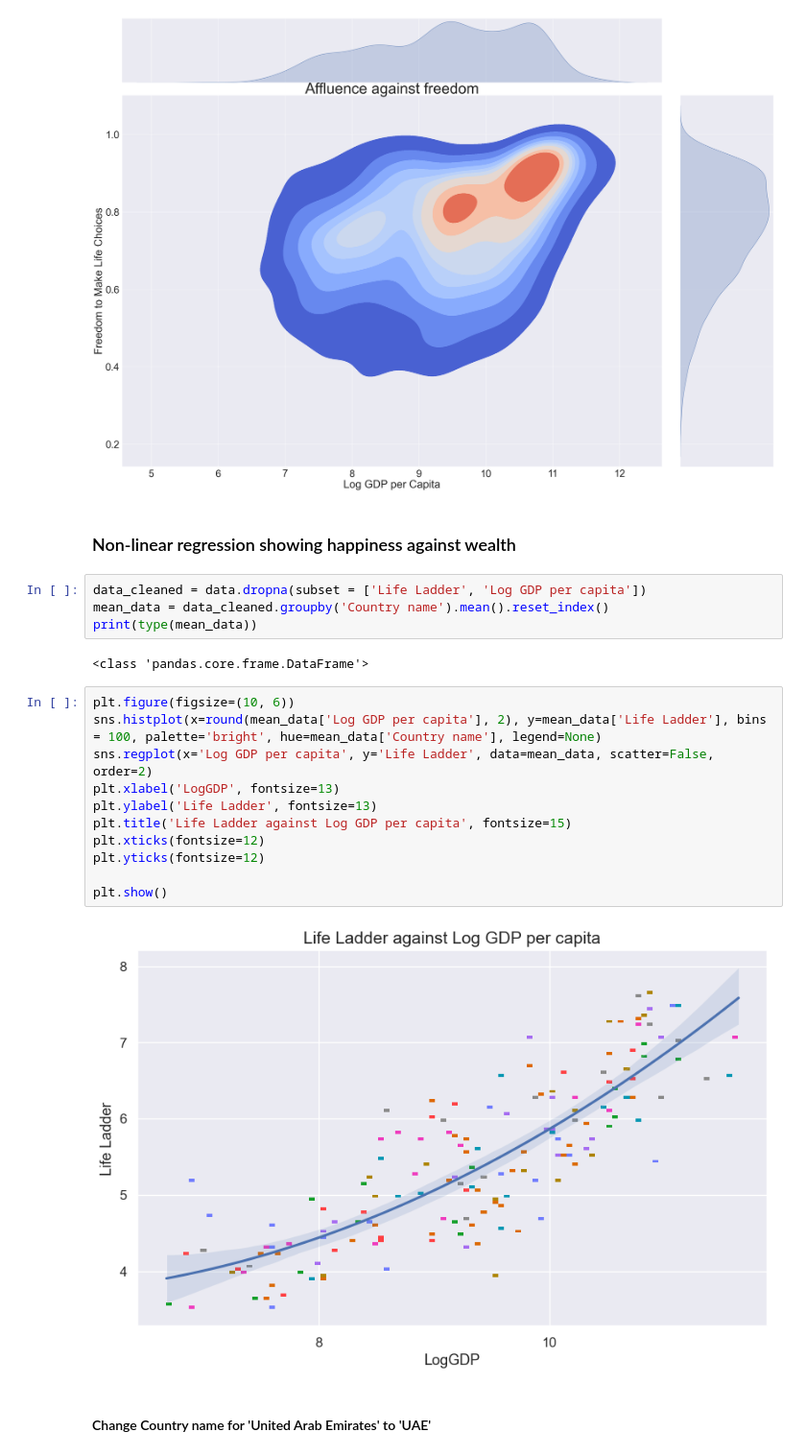
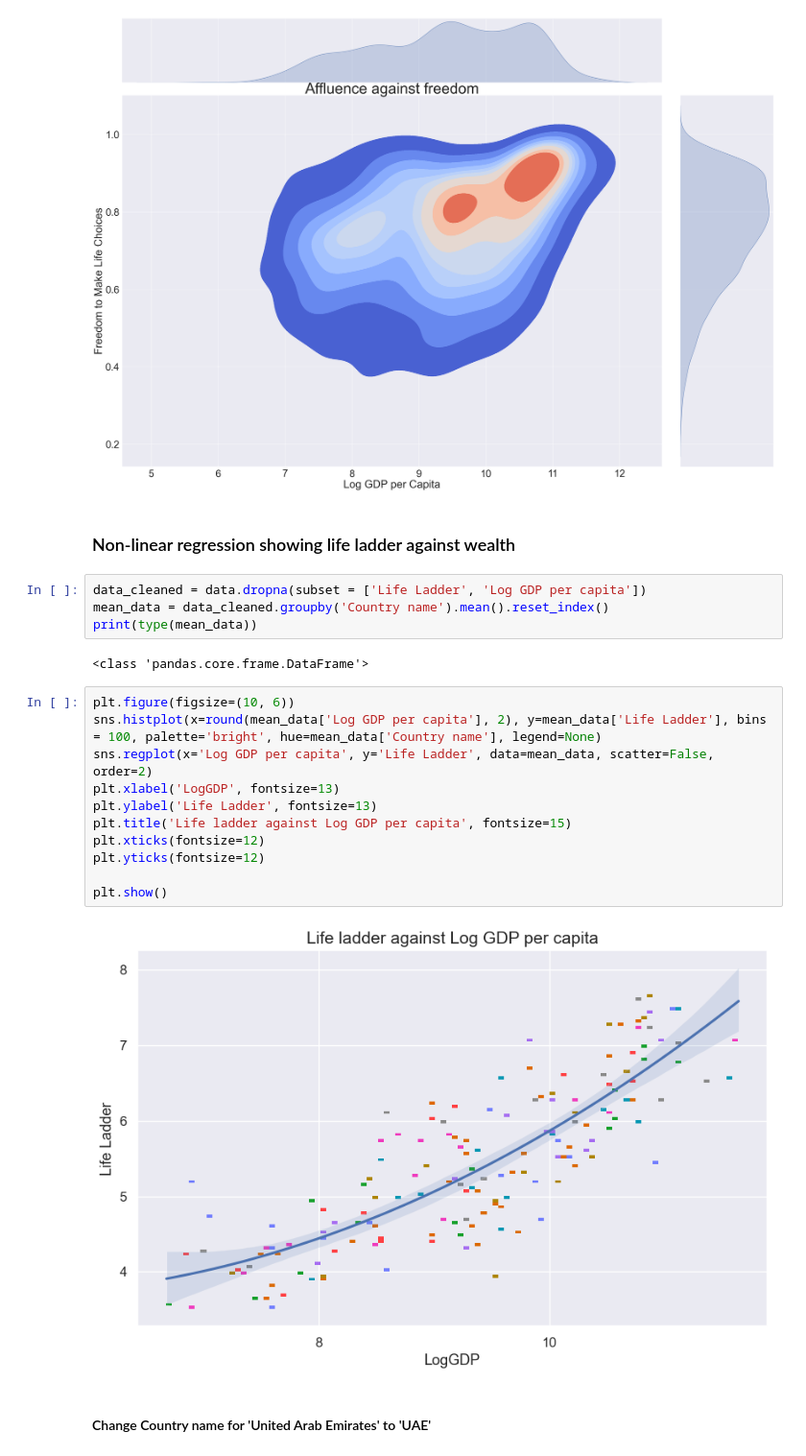
Before and after one commit to robbfox/jupyter-visualisation, a Jupyter notebook: visualised.ipynb, the cells around one changed output. Shown: that part at 96% size. Cells and saved outputs as stored; diff of their text form.

```diff
--- a/visualised.ipynb
+++ b/visualised.ipynb
@@ -98,8 +98,8 @@ plt.subplots_adjust(right=2)
 plt.show()
 # %% [output]
 [figure]
-# %% [markdown]
-### Non-linear regression showing happiness against wealth
+# %% [markdown]
+### Non-linear regression showing life ladder against wealth
 # %%
 data_cleaned = data.dropna(subset = ['Life Ladder', 'Log GDP per capita'])
 mean_data = data_cleaned.groupby('Country name').mean().reset_index()
@@ -109,16 +109,16 @@ print(type(mean_data))
 # %%
 plt.figure(figsize=(10, 6))
 sns.histplot(x=round(mean_data['Log GDP per capita'], 2), y=mean_data['Life Ladder'], bins = 100, palette='bright', hue=mean_data['Country name'], legend=None)
 sns.regplot(x='Log GDP per capita', y='Life Ladder', data=mean_data, scatter=False, order=2)
 plt.xlabel('LogGDP', fontsize=13)
 plt.ylabel('Life Ladder', fontsize=13)
-plt.title('Life Ladder against Log GDP per capita', fontsize=15)
+plt.title('Life ladder against Log GDP per capita', fontsize=15)
 plt.xticks(fontsize=12)
 plt.yticks(fontsize=12)
 
 plt.show()
 # %% [output]
-[figure, old version]
+[figure, new version]
 # %% [markdown]
 #### Change Country name for 'United Arab Emirates' to 'UAE'
 # %%
```
Also changed, not shown: parts of 10 cells of this notebook.
